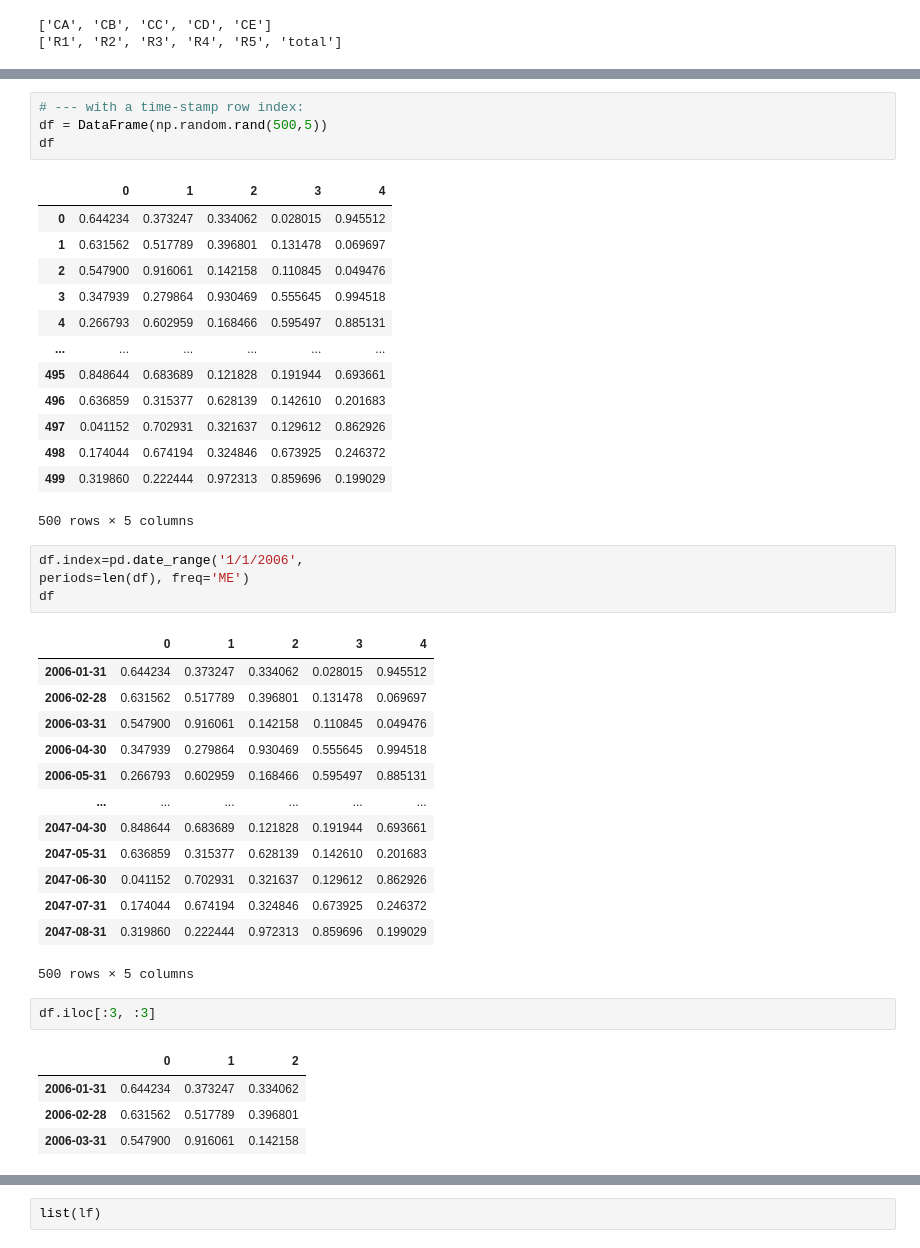
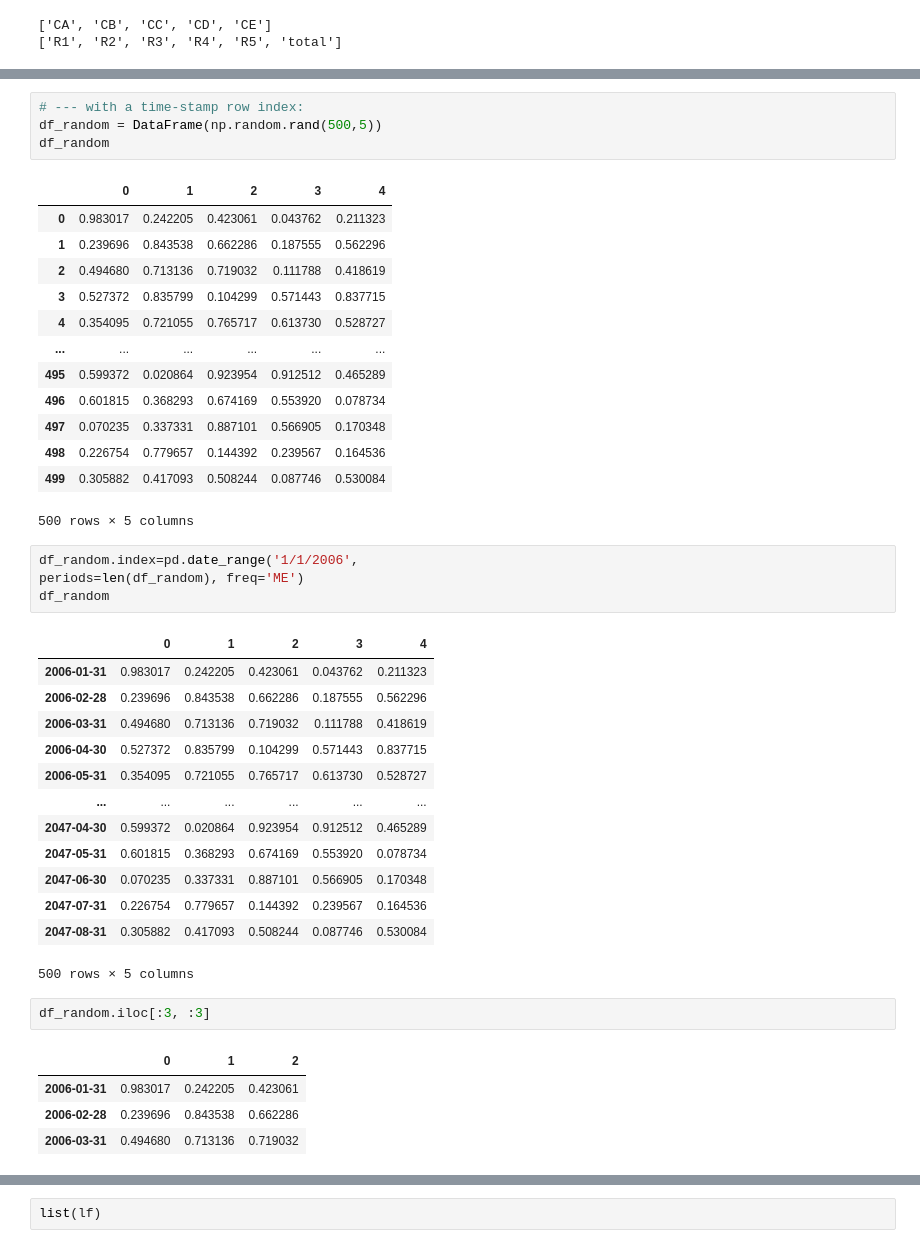
Before and after one commit to gpfforte/Learning, a Jupyter notebook: pandas_ex/prova2.ipynb, the cells around one changed output, grey strips where cells are left out. Saved outputs shown, nothing was run; the diff lists cells and outputs as text.

```diff
--- a/pandas_ex/prova2.ipynb
+++ b/pandas_ex/prova2.ipynb
@@ -69,45 +81,45 @@ RangeIndex(start=2, stop=8, step=1)
 | 7 | NaN | 25.0 |
 # %%
 # --- with a time-stamp row index:
-df = DataFrame(np.random.rand(500,5))
-df
+df_random = DataFrame(np.random.rand(500,5))
+df_random
 # %% [output]
 |  | 0 | 1 | 2 | 3 | 4 |
-| 0 | 0.644234 | 0.373247 | 0.334062 | 0.028015 | 0.945512 |
-| 1 | 0.631562 | 0.517789 | 0.396801 | 0.131478 | 0.069697 |
-| 2 | 0.547900 | 0.916061 | 0.142158 | 0.110845 | 0.049476 |
-| 3 | 0.347939 | 0.279864 | 0.930469 | 0.555645 | 0.994518 |
-| 4 | 0.266793 | 0.602959 | 0.168466 | 0.595497 | 0.885131 |
+| 0 | 0.983017 | 0.242205 | 0.423061 | 0.043762 | 0.211323 |
+| 1 | 0.239696 | 0.843538 | 0.662286 | 0.187555 | 0.562296 |
+| 2 | 0.494680 | 0.713136 | 0.719032 | 0.111788 | 0.418619 |
+| 3 | 0.527372 | 0.835799 | 0.104299 | 0.571443 | 0.837715 |
+| 4 | 0.354095 | 0.721055 | 0.765717 | 0.613730 | 0.528727 |
 | ... | ... | ... | ... | ... | ... |
-| 495 | 0.848644 | 0.683689 | 0.121828 | 0.191944 | 0.693661 |
-| 496 | 0.636859 | 0.315377 | 0.628139 | 0.142610 | 0.201683 |
-| 497 | 0.041152 | 0.702931 | 0.321637 | 0.129612 | 0.862926 |
-| 498 | 0.174044 | 0.674194 | 0.324846 | 0.673925 | 0.246372 |
-| 499 | 0.319860 | 0.222444 | 0.972313 | 0.859696 | 0.199029 |
+| 495 | 0.599372 | 0.020864 | 0.923954 | 0.912512 | 0.465289 |
+| 496 | 0.601815 | 0.368293 | 0.674169 | 0.553920 | 0.078734 |
+| 497 | 0.070235 | 0.337331 | 0.887101 | 0.566905 | 0.170348 |
+| 498 | 0.226754 | 0.779657 | 0.144392 | 0.239567 | 0.164536 |
+| 499 | 0.305882 | 0.417093 | 0.508244 | 0.087746 | 0.530084 |
 500 rows × 5 columns
 # %%
-df.index=pd.date_range('1/1/2006',
-periods=len(df), freq='ME')
-df
+df_random.index=pd.date_range('1/1/2006',
+periods=len(df_random), freq='ME')
+df_random
 # %% [output]
 |  | 0 | 1 | 2 | 3 | 4 |
-| 2006-01-31 | 0.644234 | 0.373247 | 0.334062 | 0.028015 | 0.945512 |
-| 2006-02-28 | 0.631562 | 0.517789 | 0.396801 | 0.131478 | 0.069697 |
-| 2006-03-31 | 0.547900 | 0.916061 | 0.142158 | 0.110845 | 0.049476 |
-| 2006-04-30 | 0.347939 | 0.279864 | 0.930469 | 0.555645 | 0.994518 |
-| 2006-05-31 | 0.266793 | 0.602959 | 0.168466 | 0.595497 | 0.885131 |
+| 2006-01-31 | 0.983017 | 0.242205 | 0.423061 | 0.043762 | 0.211323 |
+| 2006-02-28 | 0.239696 | 0.843538 | 0.662286 | 0.187555 | 0.562296 |
+| 2006-03-31 | 0.494680 | 0.713136 | 0.719032 | 0.111788 | 0.418619 |
+| 2006-04-30 | 0.527372 | 0.835799 | 0.104299 | 0.571443 | 0.837715 |
+| 2006-05-31 | 0.354095 | 0.721055 | 0.765717 | 0.613730 | 0.528727 |
 | ... | ... | ... | ... | ... | ... |
-| 2047-04-30 | 0.848644 | 0.683689 | 0.121828 | 0.191944 | 0.693661 |
-| 2047-05-31 | 0.636859 | 0.315377 | 0.628139 | 0.142610 | 0.201683 |
-| 2047-06-30 | 0.041152 | 0.702931 | 0.321637 | 0.129612 | 0.862926 |
-| 2047-07-31 | 0.174044 | 0.674194 | 0.324846 | 0.673925 | 0.246372 |
-| 2047-08-31 | 0.319860 | 0.222444 | 0.972313 | 0.859696 | 0.199029 |
+| 2047-04-30 | 0.599372 | 0.020864 | 0.923954 | 0.912512 | 0.465289 |
+| 2047-05-31 | 0.601815 | 0.368293 | 0.674169 | 0.553920 | 0.078734 |
+| 2047-06-30 | 0.070235 | 0.337331 | 0.887101 | 0.566905 | 0.170348 |
+| 2047-07-31 | 0.226754 | 0.779657 | 0.144392 | 0.239567 | 0.164536 |
+| 2047-08-31 | 0.305882 | 0.417093 | 0.508244 | 0.087746 | 0.530084 |
 500 rows × 5 columns
 # %%
-df.iloc[:3, :3]
+df_random.iloc[:3, :3]
 # %% [output]
 |  | 0 | 1 | 2 |
-| 2006-01-31 | 0.644234 | 0.373247 | 0.334062 |
-| 2006-02-28 | 0.631562 | 0.517789 | 0.396801 |
-| 2006-03-31 | 0.547900 | 0.916061 | 0.142158 |
+| 2006-01-31 | 0.983017 | 0.242205 | 0.423061 |
+| 2006-02-28 | 0.239696 | 0.843538 | 0.662286 |
+| 2006-03-31 | 0.494680 | 0.713136 | 0.719032 |
 # %%
```
Also changed, not shown: parts of 16 cells of this notebook, 25 other files.
